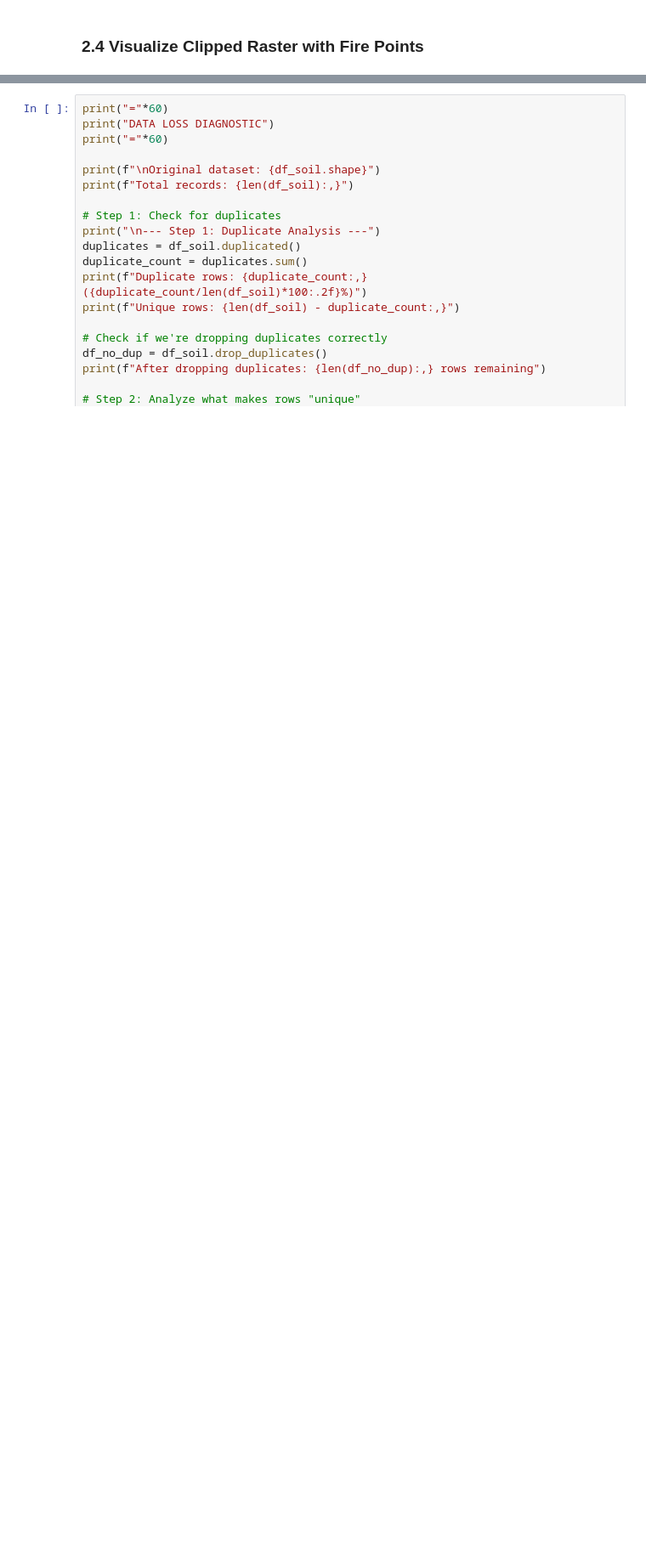
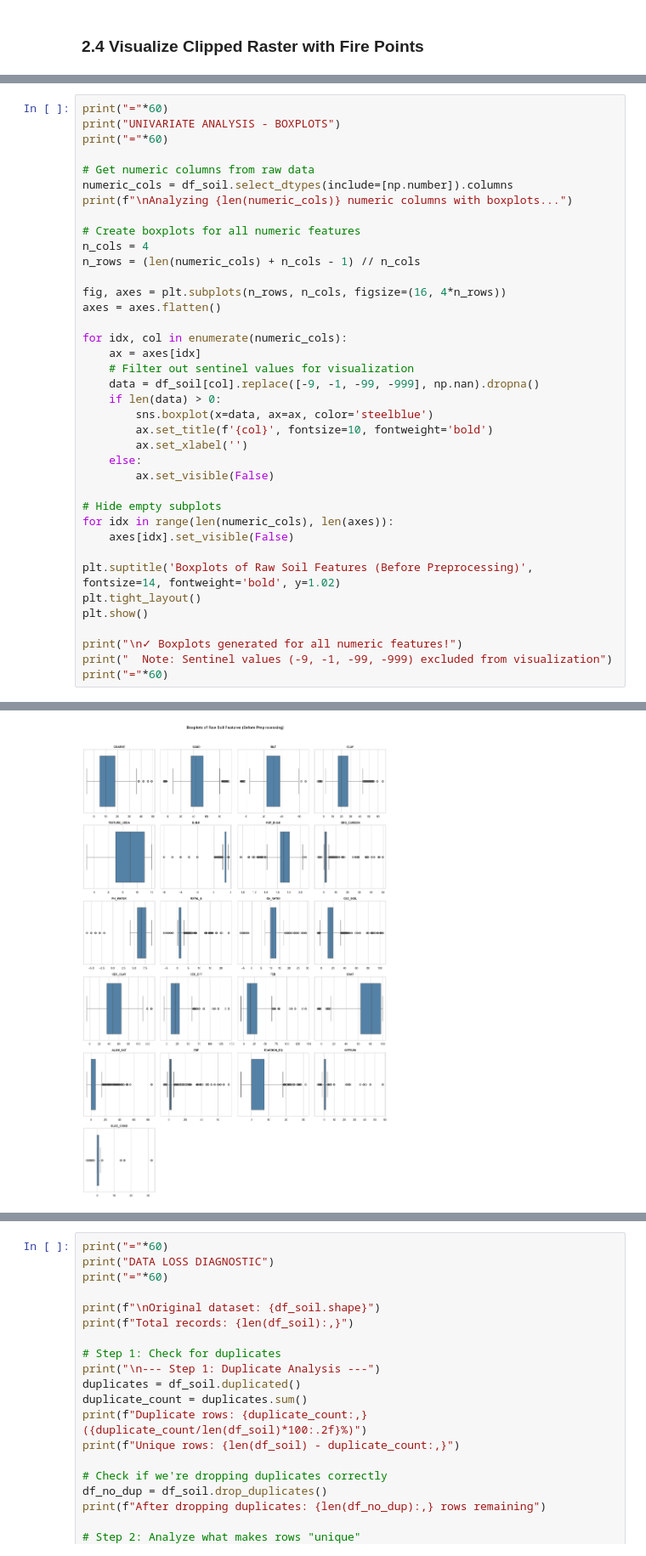
Before and after one commit to BESSAI-Tayeb/forest-fires-algeria-tunisia-analysis, a Jupyter notebook: analysis/soil.ipynb, the cells around one changed output, grey strips where cells are left out. Shown at 85% size. Drawn from its saved outputs; the diff is of its cells as text; blank space fills up the shorter version.

Commit message:
rework landcover and soil

```diff
--- a/analysis/soil.ipynb
+++ b/analysis/soil.ipynb
@@ -471,0 +530,39 @@ print(f"✓ Visualization complete!")
+# %%
+print("="*60)
+print("UNIVARIATE ANALYSIS - BOXPLOTS")
+print("="*60)
+
+# Get numeric columns from raw data
+numeric_cols = df_soil.select_dtypes(include=[np.number]).columns
+print(f"\nAnalyzing {len(numeric_cols)} numeric columns with boxplots...")
+
+# Create boxplots for all numeric features
+n_cols = 4
+n_rows = (len(numeric_cols) + n_cols - 1) // n_cols
+
+fig, axes = plt.subplots(n_rows, n_cols, figsize=(16, 4*n_rows))
+axes = axes.flatten()
+
+for idx, col in enumerate(numeric_cols):
+    ax = axes[idx]
+    # Filter out sentinel values for visualization
+    data = df_soil[col].replace([-9, -1, -99, -999], np.nan).dropna()
+    if len(data) > 0:
+        sns.boxplot(x=data, ax=ax, color='steelblue')
+        ax.set_title(f'{col}', fontsize=10, fontweight='bold')
+        ax.set_xlabel('')
+    else:
+        ax.set_visible(False)
+
+# Hide empty subplots
+for idx in range(len(numeric_cols), len(axes)):
+    axes[idx].set_visible(False)
+
+plt.suptitle('Boxplots of Raw Soil Features (Before Preprocessing)', fontsize=14, fontweight='bold', y=1.02)
+plt.tight_layout()
+plt.show()
+
+print("\n✓ Boxplots generated for all numeric features!")
+print("  Note: Sentinel values (-9, -1, -99, -999) excluded from visualization")
+print("="*60)
+# %% [output]
@@ -471,0 +574 @@ print(f"✓ Visualization complete!")
+[figure, added]
```
Also changed, not shown: parts of 30 cells of this notebook, 7 other files.
